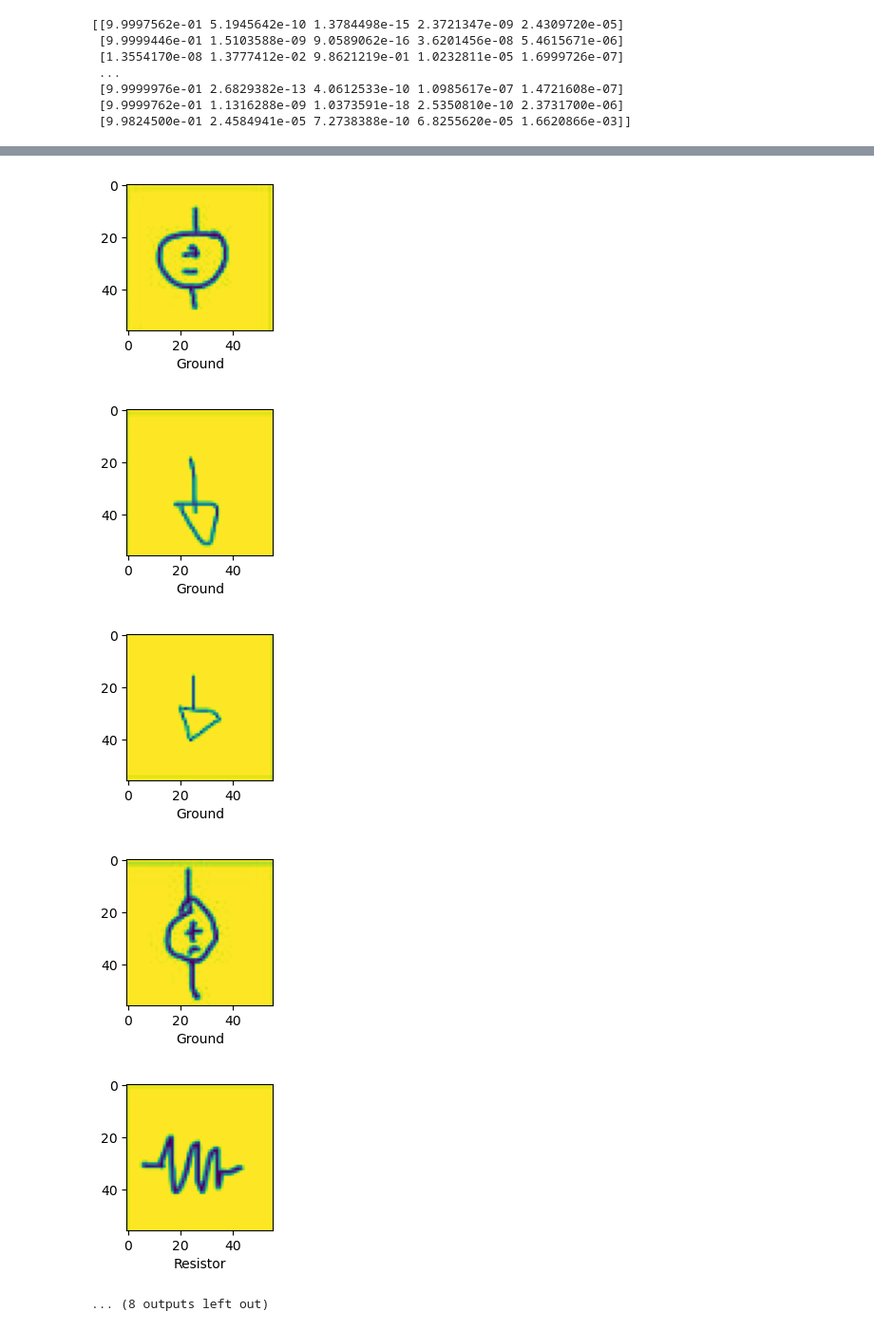
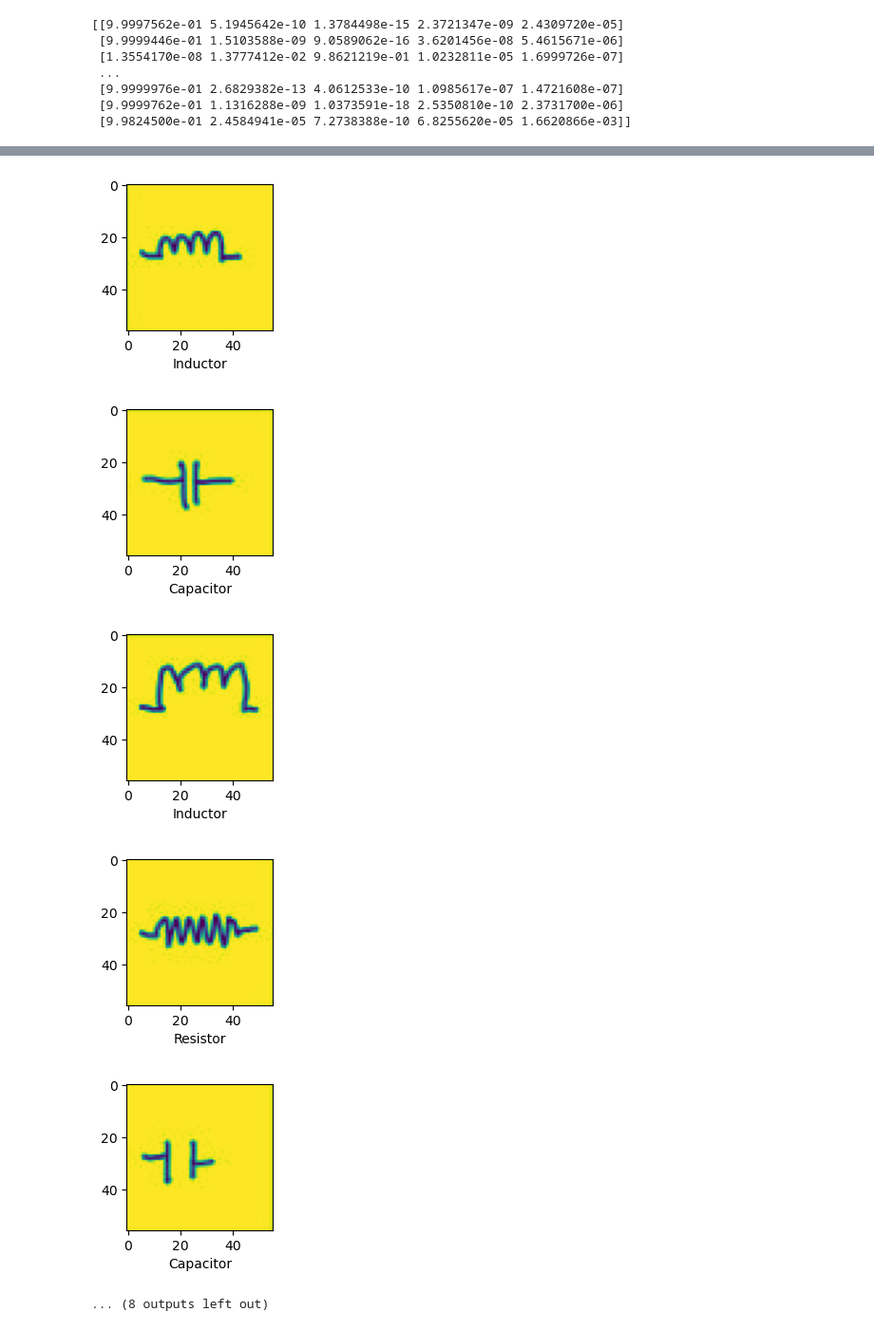
Before and after one commit to MishayNaidoo/SymbolsToSPICE, a Jupyter notebook: DanielSymbol2Spice/trainingCode.ipynb, the cells around one changed output, grey strips where cells are left out. Shown: that part at 95% size. Drawn from its saved outputs; the diff is of its cells as text; code cells hidden in the pictures.

```diff
--- a/DanielSymbol2Spice/trainingCode.ipynb
+++ b/DanielSymbol2Spice/trainingCode.ipynb
@@ -149,16 +170,3 @@ def plot_sample(X,y,index,Labels):
     plt.figure(figsize = (15,2))
     plt.imshow(X[index])
     plt.xlabel(Labels[int(y[index])])
-# %%
-print(train_labels)
-count = 0
-for i in train_labels:
-
-    if i == 4:
-        count+=1
-print(count)
-
-
-for i in range(110,120):
-
-    plot_sample(train_data,train_labels,i,labels)
@@ -197,5 +192,5 @@ fox.compile(optimizer = 'adam', loss = 'sparse_categorical_crossentropy', metric
 train_data = np.asarray(train_data)
 train_labels = np.asarray(train_labels)
 
-fox.fit(train_data,train_labels,epochs = 20)
+fox.fit(train_data,train_labels,epochs = 25)
 # %% [output]
@@ -247,5 +242,5 @@ INFO:tensorflow:Assets written to: Model4_Daniel_GNDfixed/assets
 
 #loaded_model = models.load_model('Model3_Daniel')
 
-predictions = fox.predict(train_data)
+predictions = fox.predict(images)
 # %% [output]
@@ -261,16 +256,16 @@ predictions = fox.predict(train_data)
  [9.9999762e-01 1.1316288e-09 1.0373591e-18 2.5350810e-10 2.3731700e-06]
  [9.9824500e-01 2.4584941e-05 7.2738388e-10 6.8255620e-05 1.6620866e-03]]
 # %%
-est_y = np.zeros(len(train_data))
-for i in range(len(train_data)):
+est_y = np.zeros(len(images))
+for i in range(len(images)):
 
-    for j in range(4):
+    for j in range(5):
 
         if predictions[i][j]>0.8:
 
             est_y[i] = j;
 # %%
-for i in range(210,230):
+for i in range(len(images)):
 
-    plot_sample(train_data,est_y,i,labels)
+    plot_sample(images,est_y,i,labels)
 # %% [output]
@@ -284,6 +279,6 @@ for i in range(210,230):
-[figure, old version]
+[figure, new version]
-[figure, old version]
+[figure, new version]
-[figure, old version]
+[figure, new version]
-[figure, old version]
+[figure, new version]
-[figure, old version]
+[figure, new version]
 ... (8 outputs left out)
```
Also changed, not shown: parts of 18 cells of this notebook, 1 other file.
